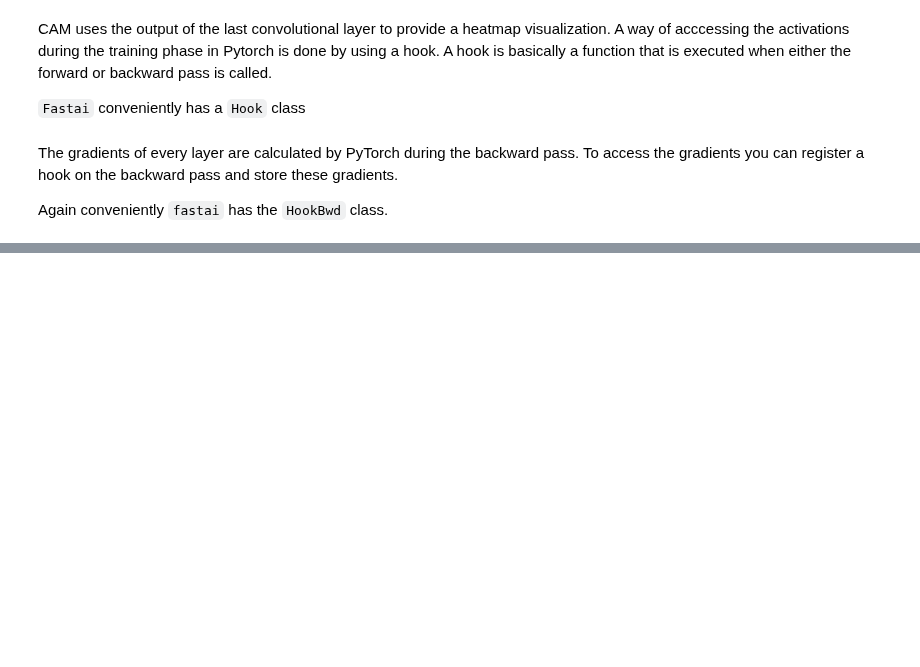
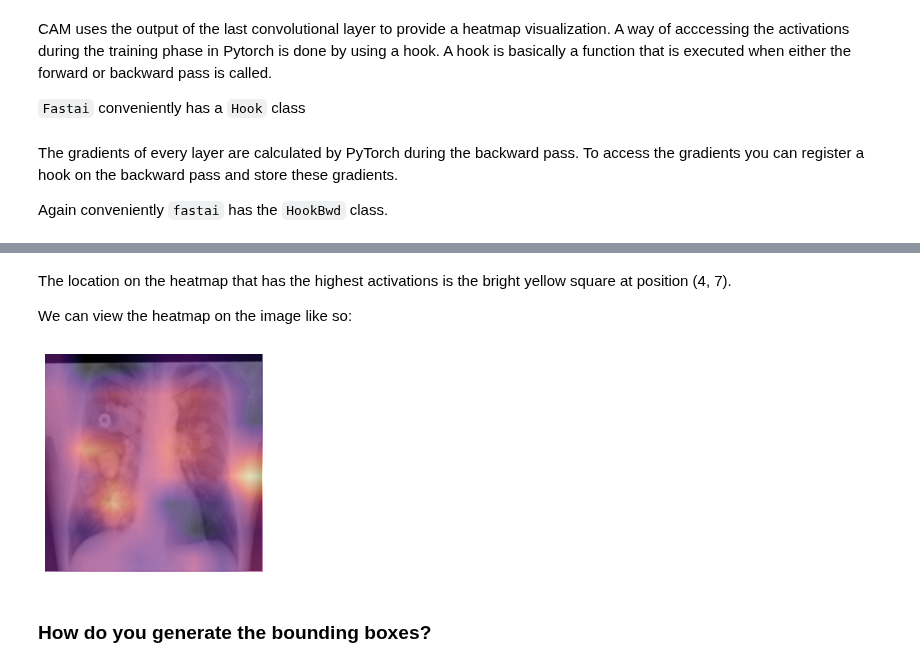
Before and after one commit to asvcode/MedicalImaging, a Jupyter notebook: _notebooks/2021-08-17-Creating_Bounding-Boxes-From-Class-Activation-Maps.ipynb, the cells around one changed output, grey strips where cells are left out. Drawn from its saved outputs; the diff is of its cells as text; code cells hidden in the pictures; blank space fills up the shorter version.

```diff
--- a/_notebooks/2021-08-17-Creating_Bounding-Boxes-From-Class-Activation-Maps.ipynb
+++ b/_notebooks/2021-08-17-Creating_Bounding-Boxes-From-Class-Activation-Maps.ipynb
@@ -47,0 +156,13 @@ class HookBwd():
+# %% [markdown]
+The location on the heatmap that has the highest activations is the bright yellow square at position (4, 7).
+
+We can view the heatmap on the image like so:
+# %%
+_,ax = plt.subplots()
+x_dec.show(ctx=ax)
+ax.imshow(cam_map.detach().cpu(), alpha=0.6, extent=(0, x_dec.shape[1], x_dec.shape[2],0),
+              interpolation='bilinear', cmap='magma');
+# %% [output]
+[figure, added]
+# %% [markdown]
+### How do you generate the bounding boxes?
```
Also changed, not shown: parts of 59 cells of this notebook.
